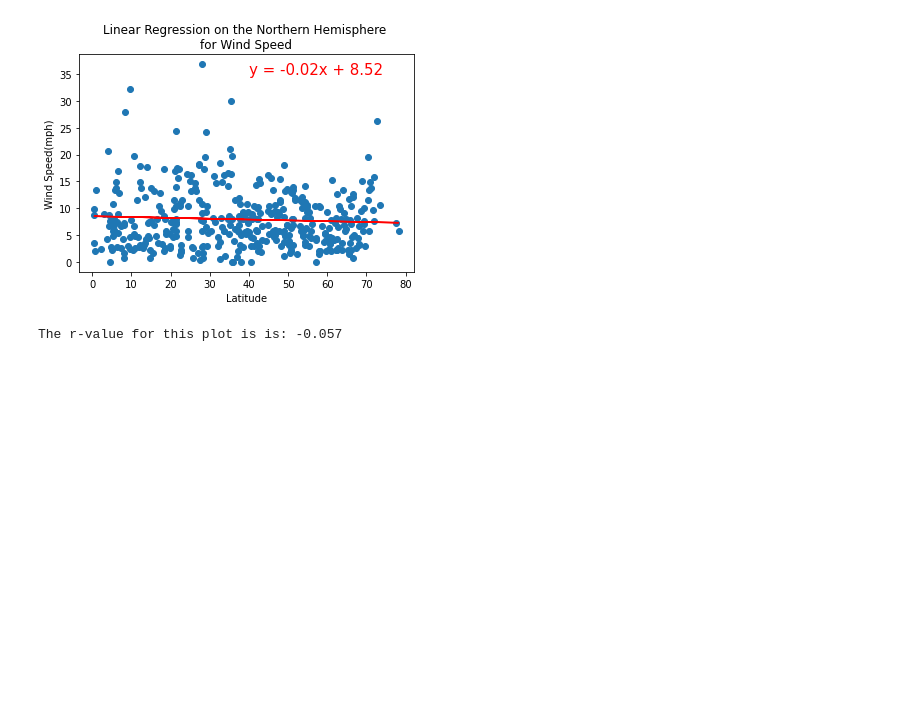
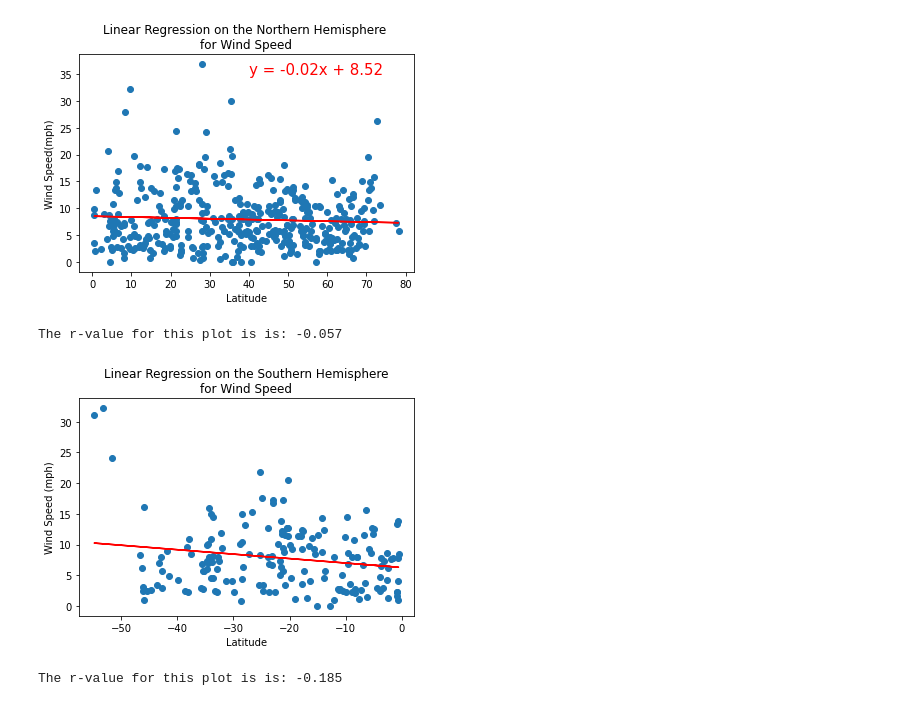
Before and after one commit to scottwesley31/World_Weather_Analysis, a Jupyter notebook: WeatherPy.ipynb, the cells around one changed output. Cells and saved outputs as stored; diff of their text form; code cells hidden in the pictures; blank space fills up the shorter version.

```diff
--- a/WeatherPy.ipynb
+++ b/WeatherPy.ipynb
@@ -478,14 +478,17 @@ The r-value for this plot is is: -0.057
 # %%
 # Linear regression on the Southern Hemisphere for wind speed
 x_values = southern_hemi_df["Lat"]
 y_values = southern_hemi_df["Wind Speed"]
 
 # Call the function.
 plot_linear_regression(x_values, y_values,
-                      'Linear Regression on the Southern Hemisphere\nfor Wind Speed', 'Wind Speed (mph)', (-48,45))
+                      'Linear Regression on the Southern Hemisphere\nfor Wind Speed', 'Wind Speed (mph)', (-50,35))
 
 # Perform linear regression.
 (slope, intercept, r_value, p_value, std_err) = linregress(x_values, y_values)
 
 # Print the r-value for this plot.
 print(f"The r-value for this plot is is: {r_value:.3f}")
+# %% [output]
+[figure, added]
+The r-value for this plot is is: -0.185
```
Also changed, not shown: 2 other files.
